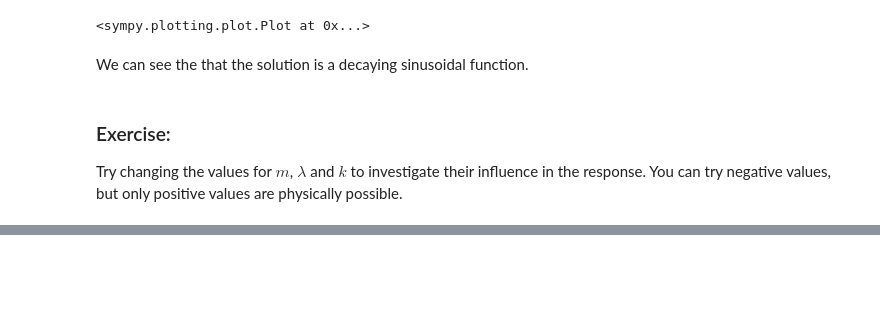
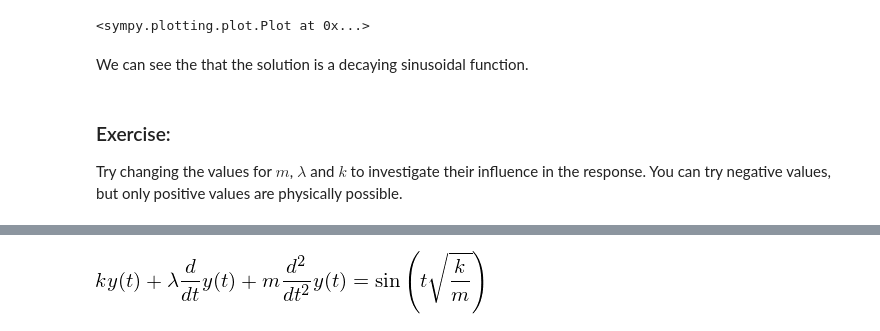
Before and after one commit to garth-wells/IA-maths-Jupyter, a Jupyter notebook: notebooks/Lecture3.ipynb, the cells around one changed output, grey strips where cells are left out. Drawn from its saved outputs; the diff is of its cells as text; code cells hidden in the pictures; blank space fills up the shorter version.

```diff
--- a/notebooks/Lecture3.ipynb
+++ b/notebooks/Lecture3.ipynb
@@ -119,0 +126,10 @@ Try changing $f(t)$ to a sine function, and explore the response for $f(t) = \si
+# %%
+# Define natural frequency
+omega = Symbol("omega")
+omega = sqrt(k/m)
+
+# Set f(t) = sin(\omega t)
+eqn1 = eqn.subs(f(t), sin(omega*t))
+display(eqn1)
+# %% [output]
+[figure, added]
```
Also changed, not shown: parts of 10 cells of this notebook.
